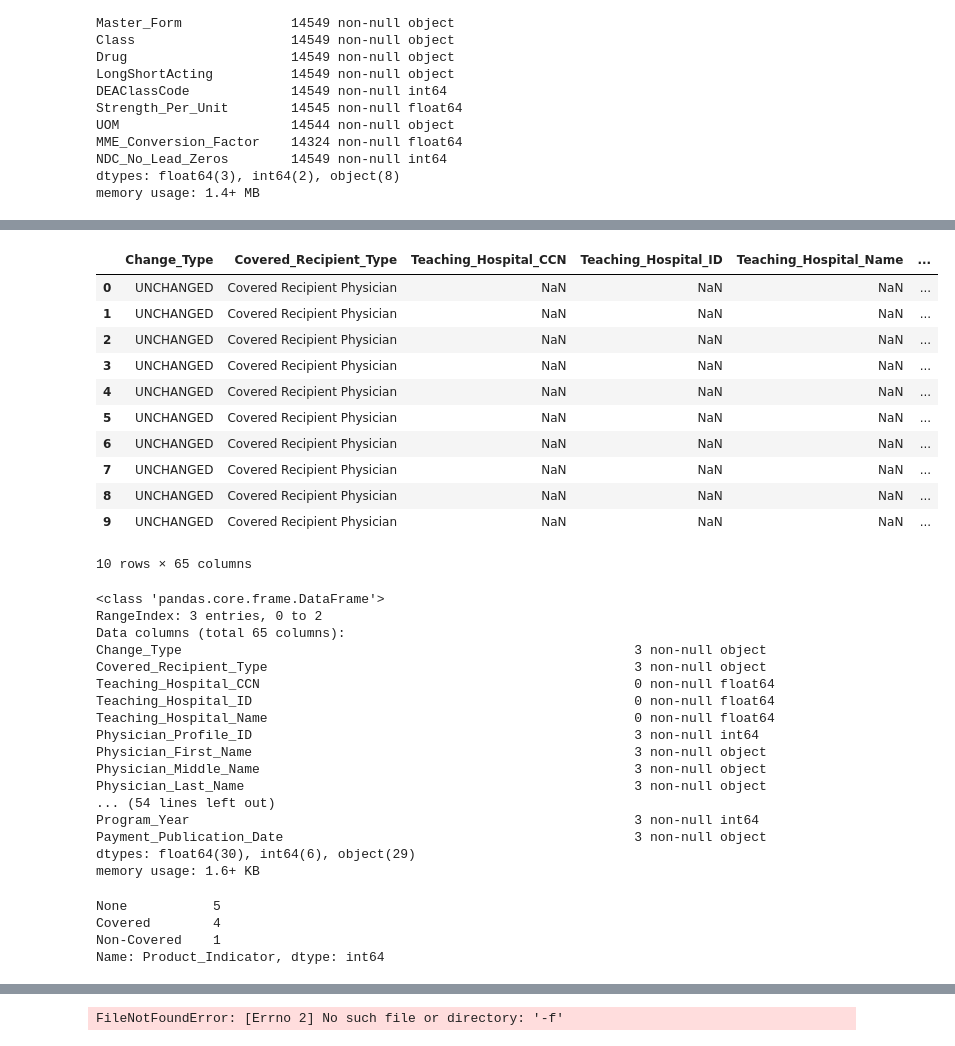
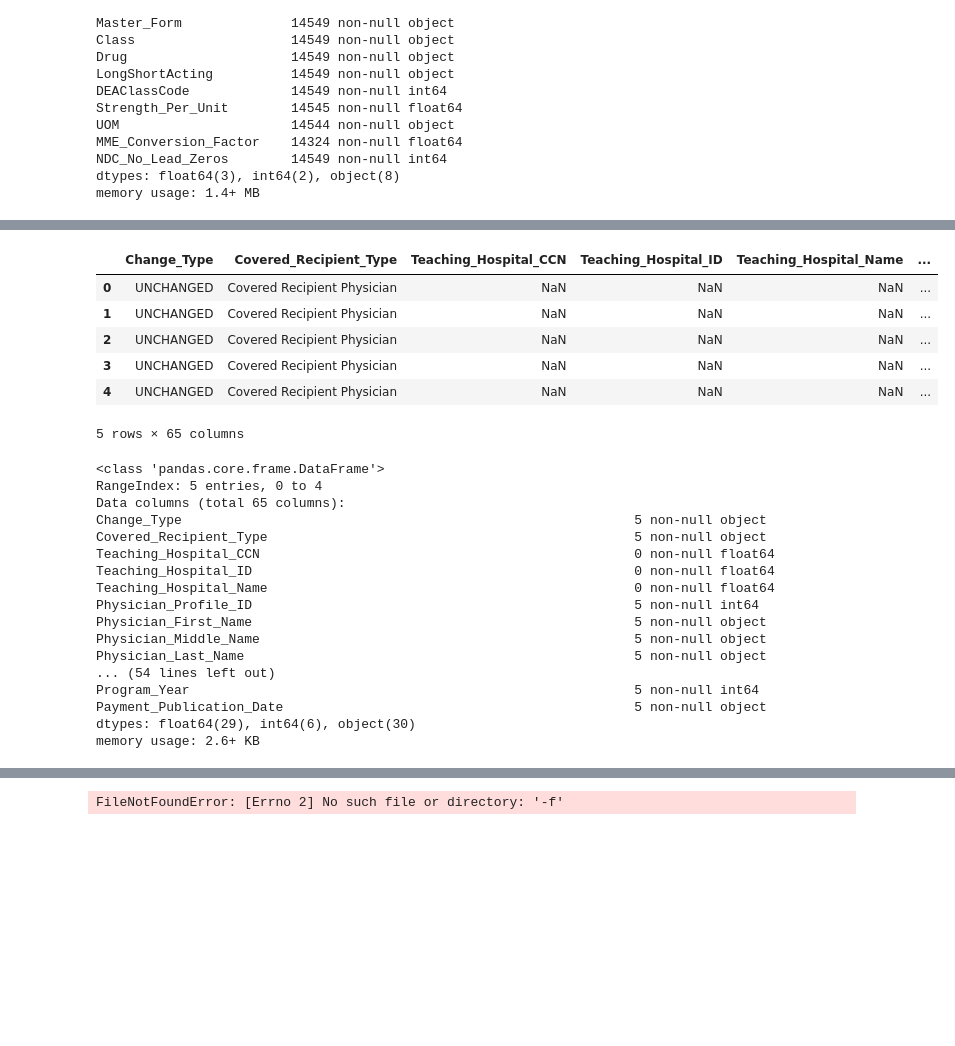
Before and after one commit to rdewolf127/opioid-thesis, a Jupyter notebook: Opioid Analysis.ipynb, the cells around one changed output, grey strips where cells are left out. Cells and saved outputs as stored; diff of their text form; code cells hidden in the pictures; blank space fills up the shorter version.

```diff
--- a/Opioid Analysis.ipynb
+++ b/Opioid Analysis.ipynb
@@ -41,48 +42,36 @@ NDC.head(3)
 # %%
 #peek at Open Payments Data
 #file_path = 'open_payments_2017g.csv'
 file_path = 'open_payments_2013g.csv'
-df_tmp = pd.read_csv(file_path, nrows=10)
-df_tmp.head(10)
+df_tmp = pd.read_csv(file_path, nrows=5)
+df_tmp.head()
 # %% [output]
 |  | Change_Type | Covered_Recipient_Type | Teaching_Hospital_CCN | Teaching_Hospital_ID | Teaching_Hospital_Name | ... |
 | 0 | UNCHANGED | Covered Recipient Physician | NaN | NaN | NaN | ... |
 | 1 | UNCHANGED | Covered Recipient Physician | NaN | NaN | NaN | ... |
 | 2 | UNCHANGED | Covered Recipient Physician | NaN | NaN | NaN | ... |
 | 3 | UNCHANGED | Covered Recipient Physician | NaN | NaN | NaN | ... |
 | 4 | UNCHANGED | Covered Recipient Physician | NaN | NaN | NaN | ... |
-| 5 | UNCHANGED | Covered Recipient Physician | NaN | NaN | NaN | ... |
-| 6 | UNCHANGED | Covered Recipient Physician | NaN | NaN | NaN | ... |
-| 7 | UNCHANGED | Covered Recipient Physician | NaN | NaN | NaN | ... |
-| 8 | UNCHANGED | Covered Recipient Physician | NaN | NaN | NaN | ... |
-| 9 | UNCHANGED | Covered Recipient Physician | NaN | NaN | NaN | ... |
-10 rows × 65 columns
+5 rows × 65 columns
 # %%
 #peek at datatypes
 df_tmp.info()
 # %% [output]
 <class 'pandas.core.frame.DataFrame'>
-RangeIndex: 3 entries, 0 to 2
+RangeIndex: 5 entries, 0 to 4
 Data columns (total 65 columns):
-Change_Type                                                          3 non-null object
-Covered_Recipient_Type                                               3 non-null object
+Change_Type                                                          5 non-null object
+Covered_Recipient_Type                                               5 non-null object
 Teaching_Hospital_CCN                                                0 non-null float64
 Teaching_Hospital_ID                                                 0 non-null float64
 Teaching_Hospital_Name                                               0 non-null float64
-Physician_Profile_ID                                                 3 non-null int64
-Physician_First_Name                                                 3 non-null object
-Physician_Middle_Name                                                3 non-null object
-Physician_Last_Name                                                  3 non-null object
+Physician_Profile_ID                                                 5 non-null int64
+Physician_First_Name                                                 5 non-null object
+Physician_Middle_Name                                                5 non-null object
+Physician_Last_Name                                                  5 non-null object
 ... (54 lines left out)
-Program_Year                                                         3 non-null int64
-Payment_Publication_Date                                             3 non-null object
-dtypes: float64(30), int64(6), object(29)
-memory usage: 1.6+ KB
+Program_Year                                                         5 non-null int64
+Payment_Publication_Date                                             5 non-null object
+dtypes: float64(29), int64(6), object(30)
+memory usage: 2.6+ KB
-# %%
-df_tmp['Product_Indicator'].value_counts()
-# %% [output]
-None           5
-Covered        4
-Non-Covered    1
-Name: Product_Indicator, dtype: int64
 # %%
```
Also changed, not shown: parts of 14 cells of this notebook, 1 other file.
